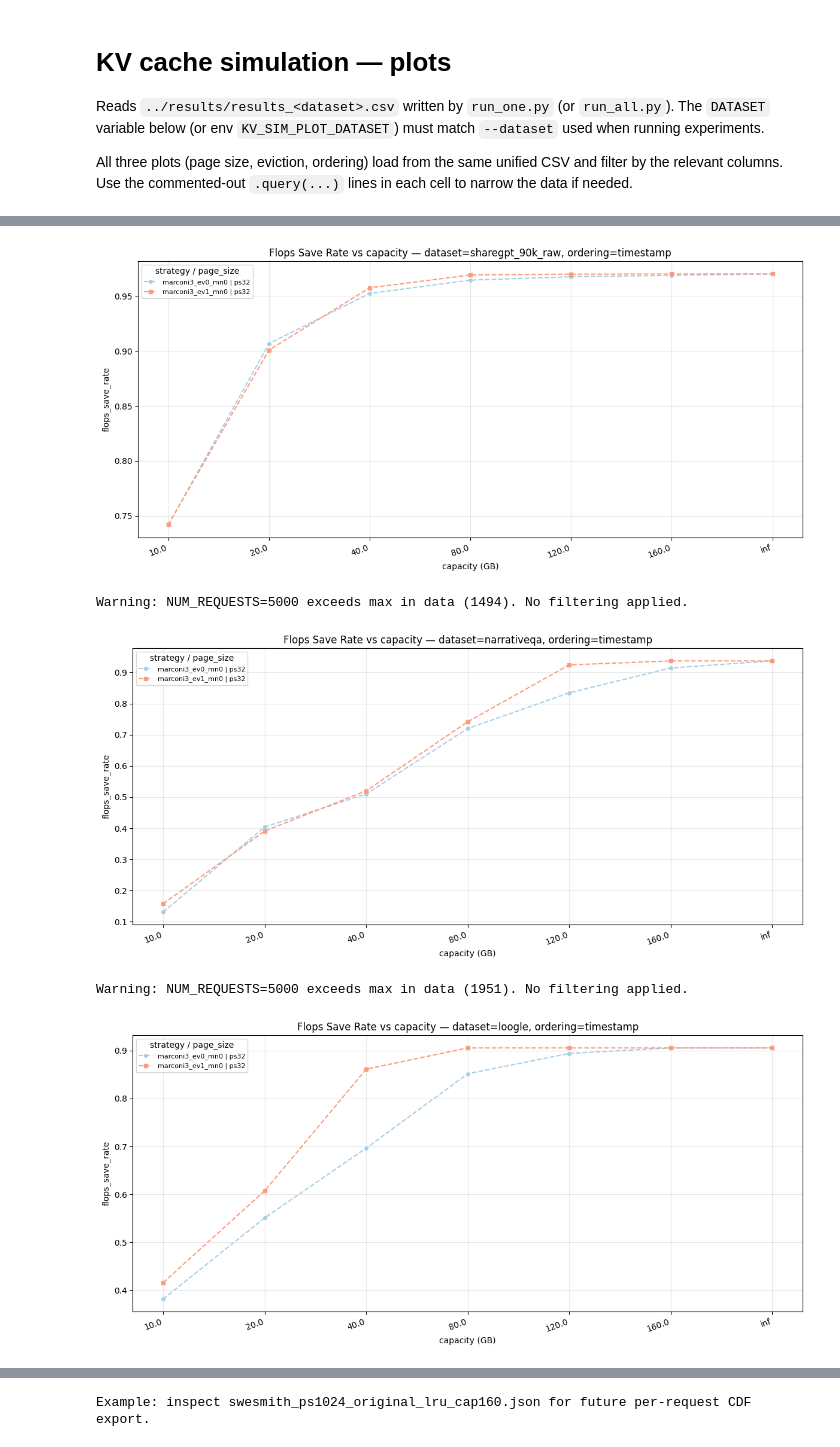
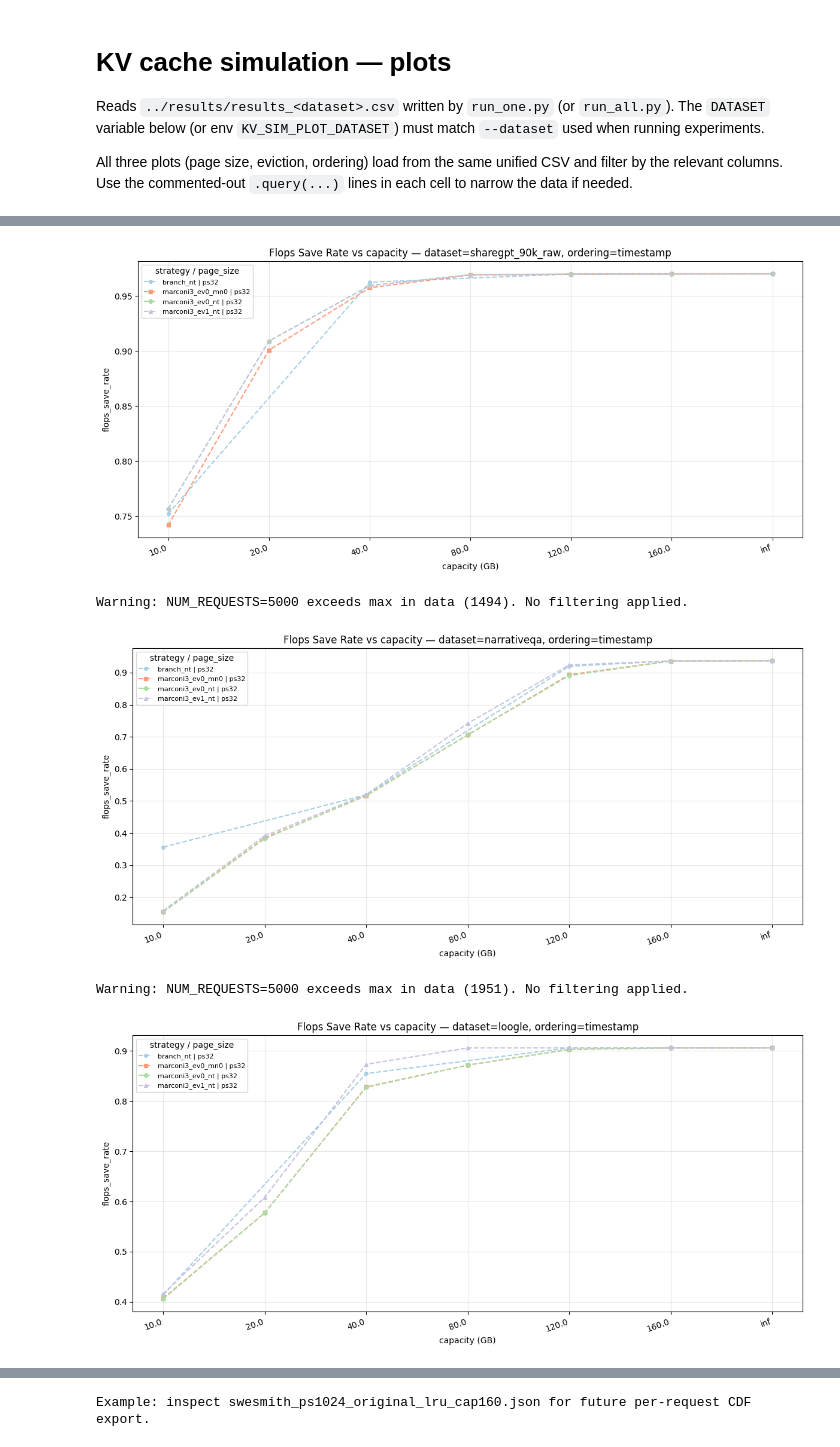
Before and after one commit to howarlii/LLM-prefix-caching-simulator, a Jupyter notebook: analysis/plot_results.ipynb, the cells around one changed output, grey strips where cells are left out. Cells and saved outputs as stored; diff of their text form; code cells hidden in the pictures.

Commit message:
add branch

```diff
--- a/analysis/plot_results.ipynb
+++ b/analysis/plot_results.ipynb
@@ -182,7 +182,7 @@ def plot_y_vs_capacity(
     plt.show()
 
 strategies = ['marconi', 'marconi2', 'marconi2_e0_mn0', 'marconi2_e0_mn1', 'marconi2_e1_mn0']
-strategies = ['marconi3_ev0_mn0', 'marconi3_ev1_mn0']
+strategies = ['marconi3_ev0_nt', 'marconi3_ev1_nt', 'marconi3_ev0_mn0', 'branch_nt']
 page_sizes=[32]
 # page_sizes=[256]
 capacities = range(10, 170, 10)
@@ -203,8 +203,8 @@ for ds in ["swesmith", "sharegpt_90k_raw", "narrativeqa", "loogle"]:
-[figure, old version]
+[figure, new version]
 Warning: NUM_REQUESTS=5000 exceeds max in data (1494). No filtering applied.
-[figure, old version]
+[figure, new version]
 Warning: NUM_REQUESTS=5000 exceeds max in data (1951). No filtering applied.
-[figure, old version]
+[figure, new version]
 # %%
 def _capacity_rank(s) -> float:
     t = str(s).lower().replace("gb", "").strip()
```
Also changed, not shown: parts of 4 cells of this notebook, 7 other files.
